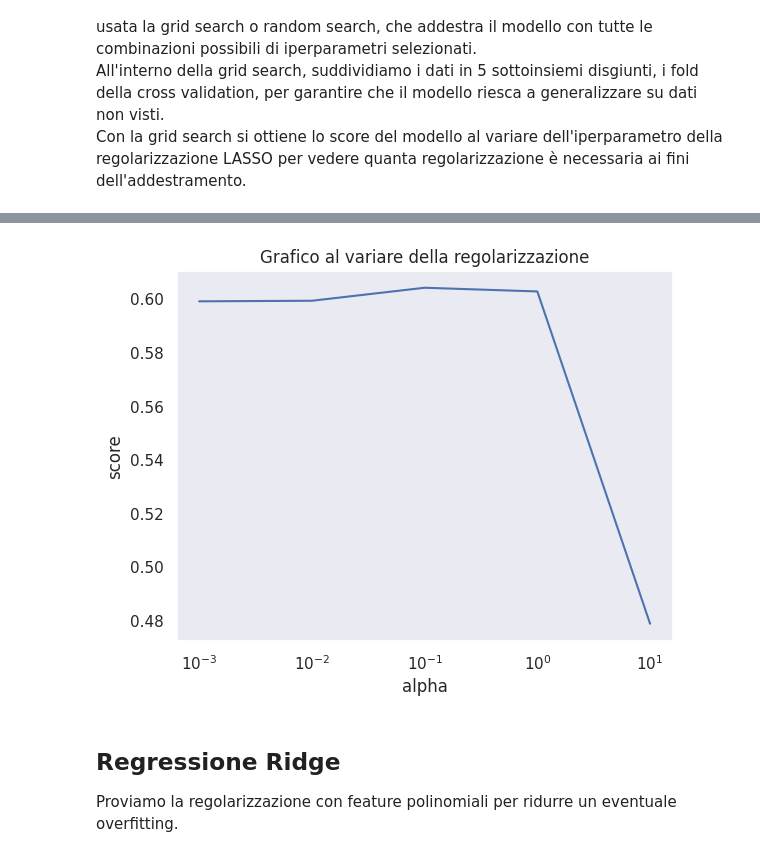
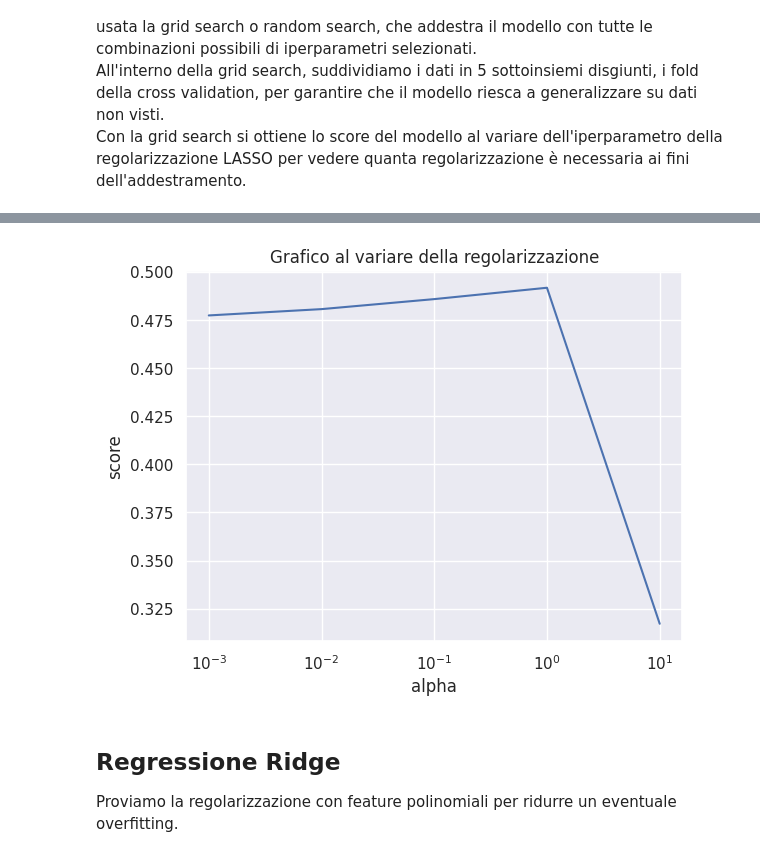
Before and after one commit to vMxster/air-quality-pm2.5, a Jupyter notebook: Notebooks/2_Training_Evaluation.ipynb, the cells around one changed output, grey strips where cells are left out. Drawn from its saved outputs; the diff is of its cells as text; code cells hidden in the pictures.

```diff
--- a/Notebooks/2_Training_Evaluation.ipynb
+++ b/Notebooks/2_Training_Evaluation.ipynb
@@ -91,6 +91,8 @@ obj_cols = df.select_dtypes(include="object").columns
 for col in obj_cols:
     df[col] = df[col].astype("string")
 df.drop('date', axis=1, inplace=True)
+df = df[(df['year'] >= 2019) & (df['year'] <= 2022)]
+df = df.reset_index(drop=True)
 df.head()
 # %% [output]
 |  | year | month | dayofmonth | state | PM2.5 | CO | O3 | dayofweek | quarter | weekofyear | ... |
@@ -491,15 +453,14 @@ get_estimator_scores("lasso_reg", gs.best_estimator_)
 # %%
 results = pd.DataFrame(gs.cv_results_)[["param_regr__alpha", "mean_test_score"]]
 # %%
-plt.grid()
 plt.plot(results["param_regr__alpha"], results["mean_test_score"])
 plt.xscale('log')
 plt.xlabel('alpha')
 plt.ylabel('score')
 plt.title('Grafico al variare della regolarizzazione')
 plt.show()
 # %% [output]
-[figure, old version]
+[figure, new version]
 # %% [markdown]
 ## Regressione Ridge
 Proviamo la regolarizzazione con feature polinomiali per ridurre un eventuale overfitting.
```
Also changed, not shown: parts of 37 cells of this notebook.
